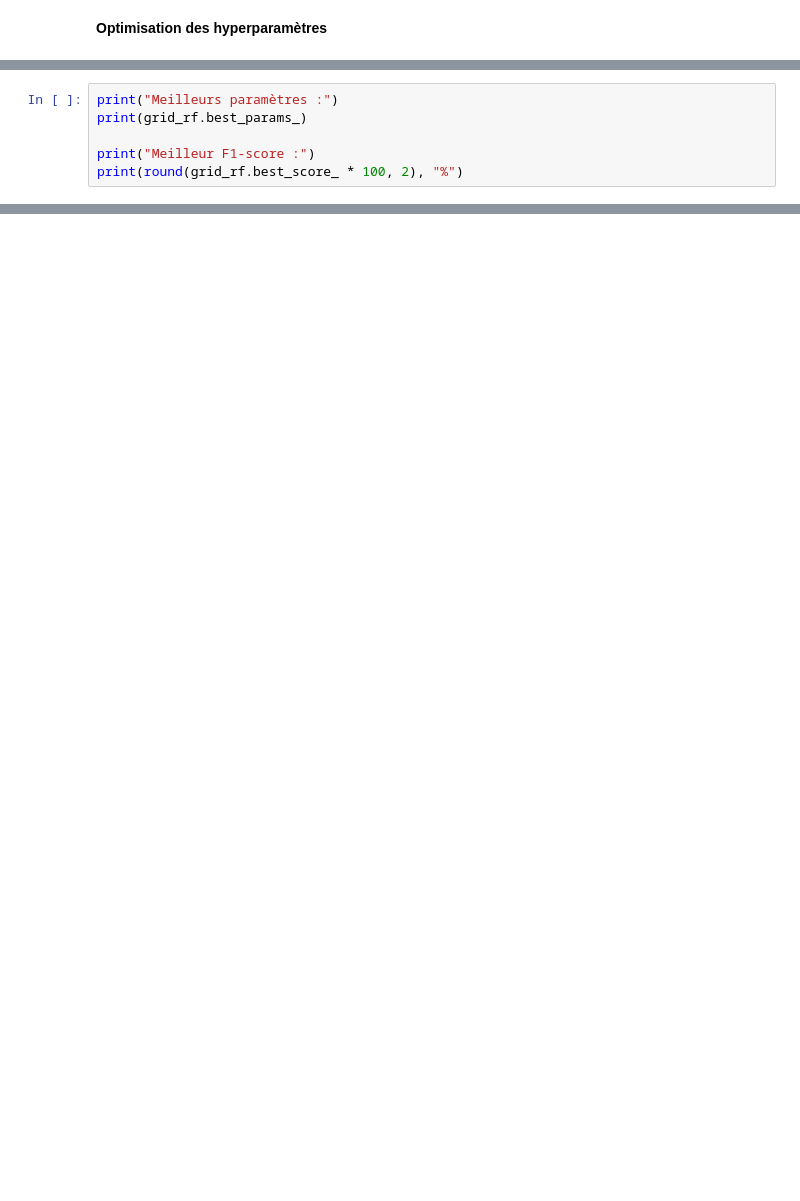
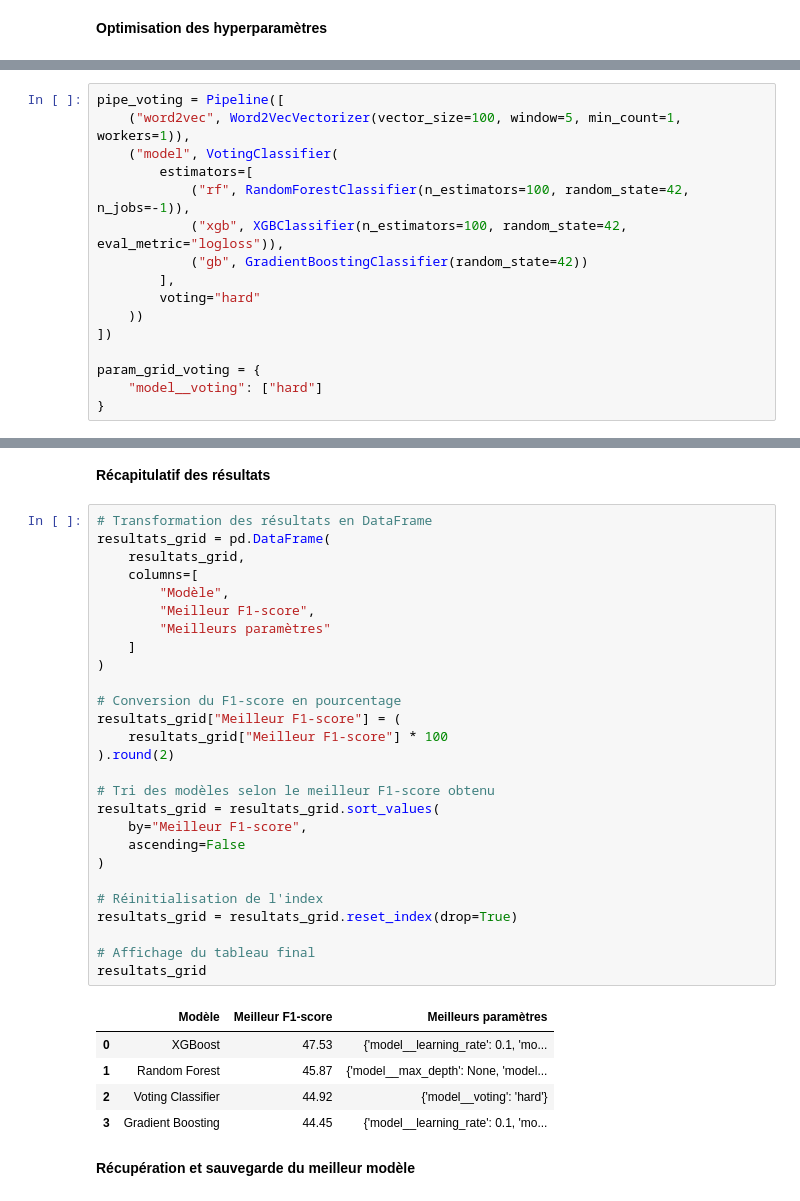
Before and after one commit to Oscar-AS/disaster-tweets-project, a Jupyter notebook: Eda_and_first_models/eda_models_first.ipynb, the cells around one changed output, grey strips where cells are left out. Drawn from its saved outputs; the diff is of its cells as text; blank space fills up the shorter version.

```diff
--- a/Eda_and_first_models/eda_models_first.ipynb
+++ b/Eda_and_first_models/eda_models_first.ipynb
@@ -1118,6 +1163,16 @@ GridSearchCV(cv=StratifiedKFold(n_splits=5, random_state=42, shuffle=True),
 # %%
-print("Meilleurs paramètres :")
-print(grid_rf.best_params_)
+pipe_voting = Pipeline([
+    ("word2vec", Word2VecVectorizer(vector_size=100, window=5, min_count=1, workers=1)),
+    ("model", VotingClassifier(
+        estimators=[
+            ("rf", RandomForestClassifier(n_estimators=100, random_state=42, n_jobs=-1)),
+            ("xgb", XGBClassifier(n_estimators=100, random_state=42, eval_metric="logloss")),
+            ("gb", GradientBoostingClassifier(random_state=42))
+        ],
+        voting="hard"
+    ))
+])
 
-print("Meilleur F1-score :")
-print(round(grid_rf.best_score_ * 100, 2), "%")
+param_grid_voting = {
+    "model__voting": ["hard"]
+}
@@ -1123,0 +1254,37 @@ print(round(grid_rf.best_score_ * 100, 2), "%")
+# %% [markdown]
+**Récapitulatif des résultats**
+# %%
+# Transformation des résultats en DataFrame
+resultats_grid = pd.DataFrame(
+    resultats_grid,
+    columns=[
+        "Modèle",
+        "Meilleur F1-score",
+        "Meilleurs paramètres"
+    ]
+)
+
+# Conversion du F1-score en pourcentage
+resultats_grid["Meilleur F1-score"] = (
+    resultats_grid["Meilleur F1-score"] * 100
+).round(2)
+
+# Tri des modèles selon le meilleur F1-score obtenu
+resultats_grid = resultats_grid.sort_values(
+    by="Meilleur F1-score",
+    ascending=False
+)
+
+# Réinitialisation de l'index
+resultats_grid = resultats_grid.reset_index(drop=True)
+
+# Affichage du tableau final
+resultats_grid
+# %% [output]
+|  | Modèle | Meilleur F1-score | Meilleurs paramètres |
+| 0 | XGBoost | 47.53 | {'model__learning_rate': 0.1, 'mo... |
+| 1 | Random Forest | 45.87 | {'model__max_depth': None, 'model... |
+| 2 | Voting Classifier | 44.92 | {'model__voting': 'hard'} |
+| 3 | Gradient Boosting | 44.45 | {'model__learning_rate': 0.1, 'mo... |
+# %% [markdown]
+**Récupération et sauvegarde du meilleur modèle**
```
Also changed, not shown: parts of 38 cells of this notebook.
